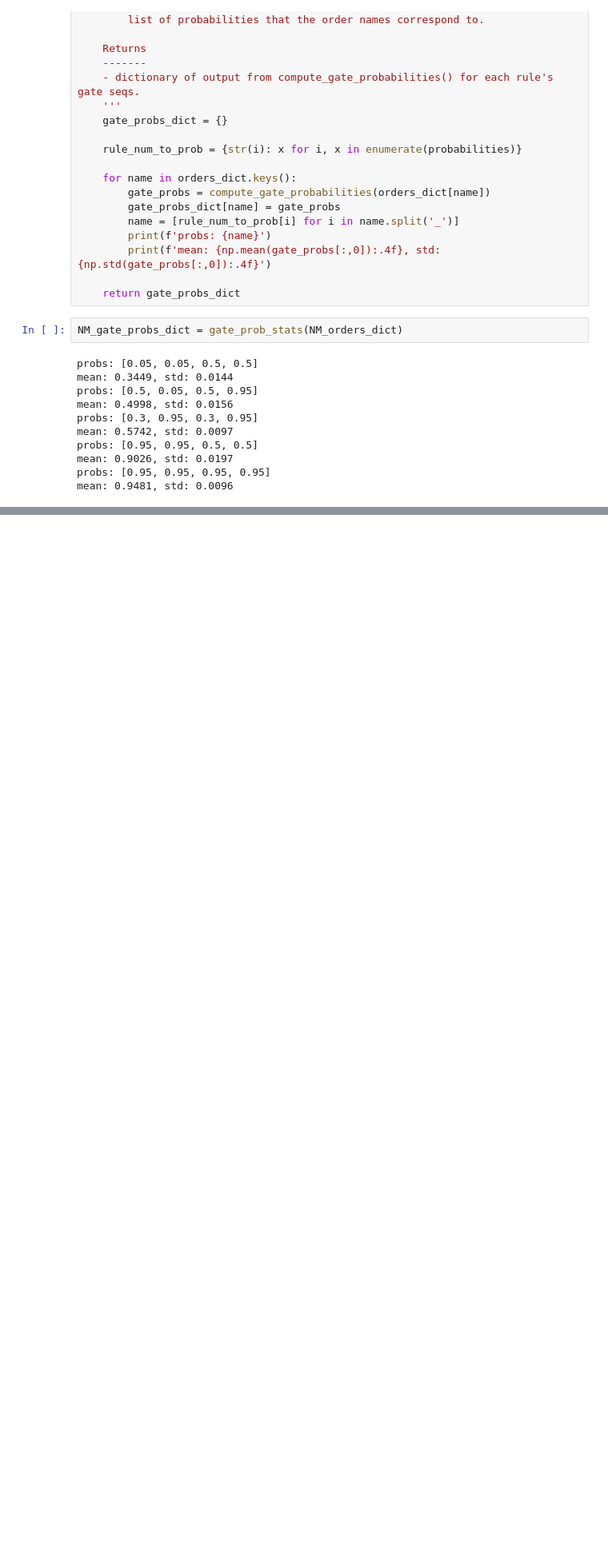
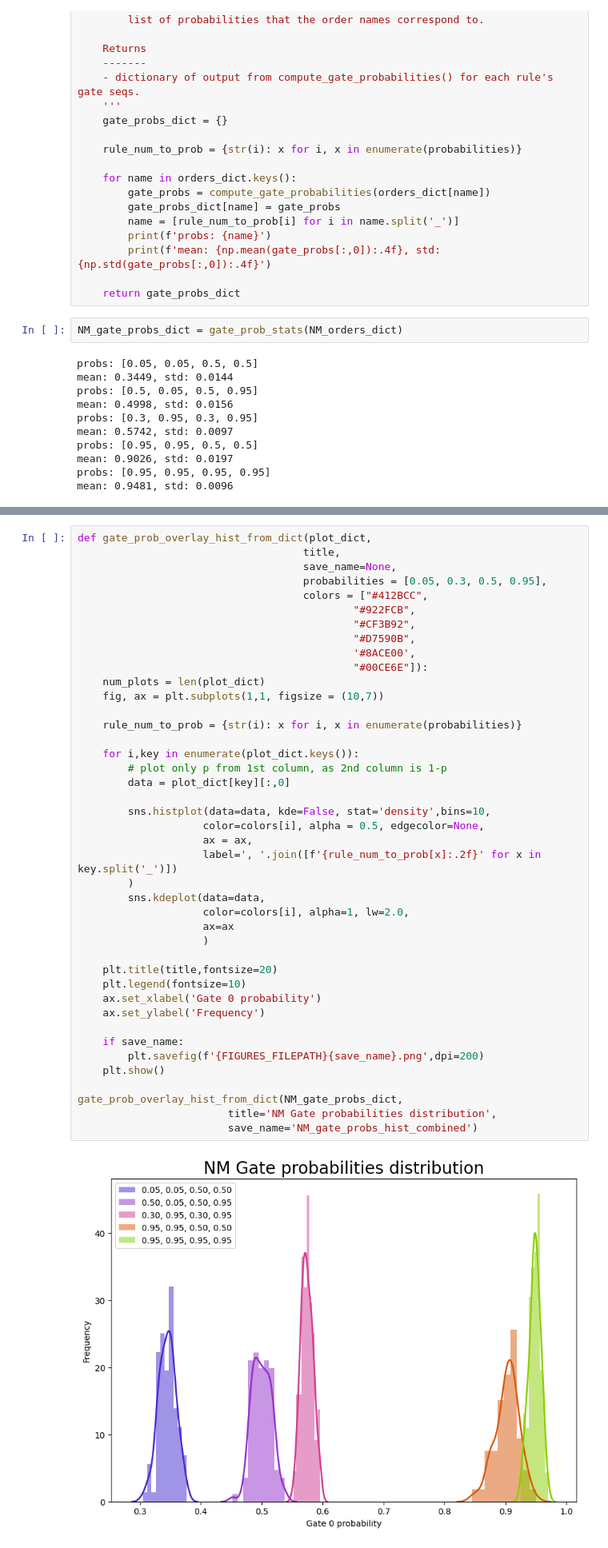
Before and after one commit to UnnatiAkhouri/QuNet, a Jupyter notebook: Notebooks/Non-Markovian_gates.ipynb, the cells around one changed output, grey strips where cells are left out. Shown at 80% size. Drawn from its saved outputs; the diff is of its cells as text; blank space fills up the shorter version.

```diff
--- a/Notebooks/Non-Markovian_gates.ipynb
+++ b/Notebooks/Non-Markovian_gates.ipynb
@@ -421,0 +446,44 @@ mean: 0.9481, std: 0.0096
+# %%
+def gate_prob_overlay_hist_from_dict(plot_dict,
+                                    title,
+                                    save_name=None,
+                                    probabilities = [0.05, 0.3, 0.5, 0.95],
+                                    colors = ["#412BCC",
+                                            "#922FCB",
+                                            "#CF3B92",
+                                            "#D7590B",
+                                            '#8ACE00',
+                                            "#00CE6E"]):
+    num_plots = len(plot_dict)
+    fig, ax = plt.subplots(1,1, figsize = (10,7))
+
+    rule_num_to_prob = {str(i): x for i, x in enumerate(probabilities)}
+
+    for i,key in enumerate(plot_dict.keys()):
+        # plot only p from 1st column, as 2nd column is 1-p
+        data = plot_dict[key][:,0]
+
+        sns.histplot(data=data, kde=False, stat='density',bins=10,
+                    color=colors[i], alpha = 0.5, edgecolor=None,
+                    ax = ax,
+                    label=', '.join([f'{rule_num_to_prob[x]:.2f}' for x in key.split('_')])
+        )
+        sns.kdeplot(data=data,
+                    color=colors[i], alpha=1, lw=2.0,
+                    ax=ax
+                    )
+
+    plt.title(title,fontsize=20)
+    plt.legend(fontsize=10)
+    ax.set_xlabel('Gate 0 probability')
+    ax.set_ylabel('Frequency')
+
+    if save_name:
+        plt.savefig(f'{FIGURES_FILEPATH}{save_name}.png',dpi=200)
+    plt.show()
+
+gate_prob_overlay_hist_from_dict(NM_gate_probs_dict,
+                        title='NM Gate probabilities distribution',
+                        save_name='NM_gate_probs_hist_combined')
+# %% [output]
+[figure, added]
```
Also changed, not shown: parts of 2 cells of this notebook, 4 other files.
